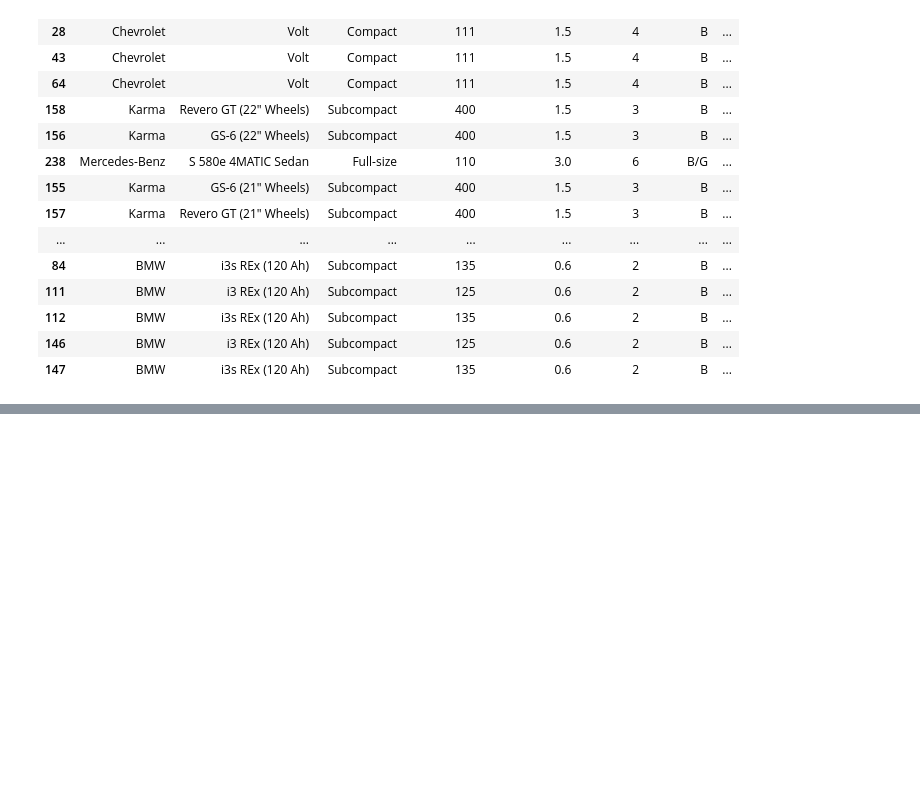
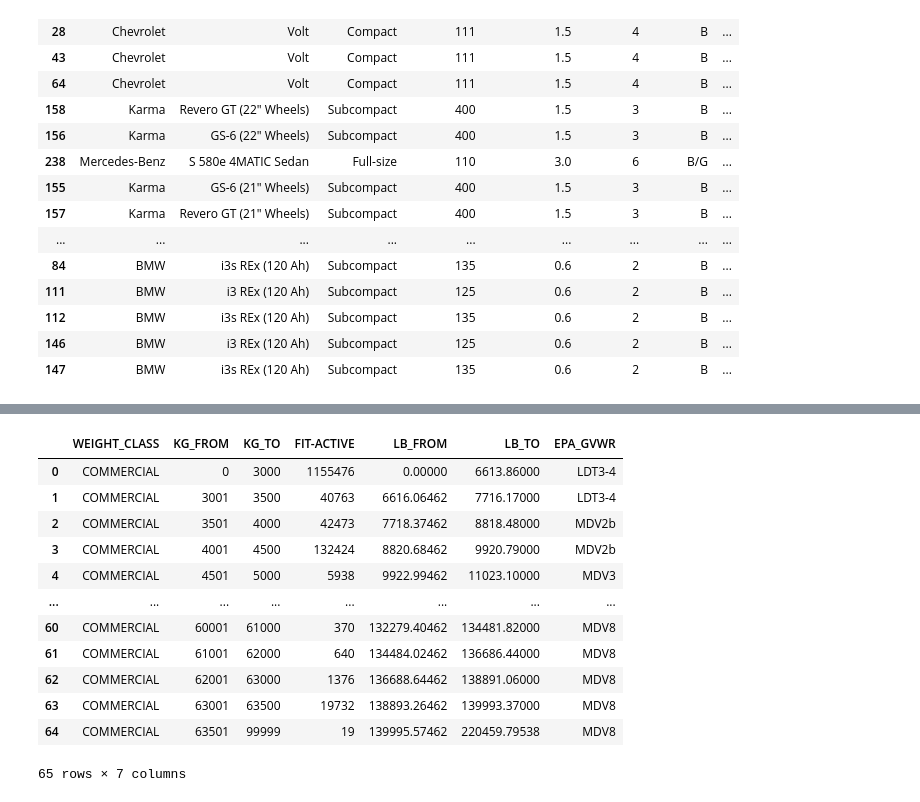
Before and after one commit to CANOE-main/canoe-transportation, a Jupyter notebook: transportation/fuel_consumption_ratings/Fuel_consumption_ratings.ipynb, the cells around one changed output, grey strips where cells are left out. Drawn from its saved outputs; the diff is of its cells as text; code cells hidden in the pictures; blank space fills up the shorter version.

```diff
--- a/transportation/fuel_consumption_ratings/Fuel_consumption_ratings.ipynb
+++ b/transportation/fuel_consumption_ratings/Fuel_consumption_ratings.ipynb
@@ -626,0 +622,6 @@ fuel_ratings_2009_grouped.to_clipboard()
+# %%
+on_comm_2020 = on_2020_r4[on_2020_r4.WEIGHT_CLASS == 'COMMERCIAL'][['WEIGHT_CLASS', 'KG_FROM', 'KG_TO',	'FIT-ACTIVE']]
+on_comm_2020['LB_FROM'] = on_comm_2020.KG_FROM * 2.20462
+on_comm_2020['LB_TO'] = on_comm_2020.KG_TO * 2.20462
+
+on_comm_2020
@@ -626,0 +642,30 @@ fuel_ratings_2009_grouped.to_clipboard()
+# %%
+bins = [-float('inf'), 6000, 8500, 10000, 14000, 16000, 19500, 26000, 33000, float('inf')]
+labels = [
+    'LDT1-2',
+    'LDT3-4',
+    'MDV2b',
+    'MDV3',
+    'MDV4',
+    'MDV5',
+    'MDV6',
+    'MDV7',
+    'MDV8'
+]
+
+on_comm_2020['EPA_GVWR'] = pd.cut(on_comm_2020['LB_TO'], bins=bins, labels=labels)
+on_comm_2020
+# %% [output]
+|  | WEIGHT_CLASS | KG_FROM | KG_TO | FIT-ACTIVE | LB_FROM | LB_TO | EPA_GVWR |
+| 0 | COMMERCIAL | 0 | 3000 | 1155476 | 0.00000 | 6613.86000 | LDT3-4 |
+| 1 | COMMERCIAL | 3001 | 3500 | 40763 | 6616.06462 | 7716.17000 | LDT3-4 |
+| 2 | COMMERCIAL | 3501 | 4000 | 42473 | 7718.37462 | 8818.48000 | MDV2b |
+| 3 | COMMERCIAL | 4001 | 4500 | 132424 | 8820.68462 | 9920.79000 | MDV2b |
+| 4 | COMMERCIAL | 4501 | 5000 | 5938 | 9922.99462 | 11023.10000 | MDV3 |
+| ... | ... | ... | ... | ... | ... | ... | ... |
+| 60 | COMMERCIAL | 60001 | 61000 | 370 | 132279.40462 | 134481.82000 | MDV8 |
+| 61 | COMMERCIAL | 61001 | 62000 | 640 | 134484.02462 | 136686.44000 | MDV8 |
+| 62 | COMMERCIAL | 62001 | 63000 | 1376 | 136688.64462 | 138891.06000 | MDV8 |
+| 63 | COMMERCIAL | 63001 | 63500 | 19732 | 138893.26462 | 139993.37000 | MDV8 |
+| 64 | COMMERCIAL | 63501 | 99999 | 19 | 139995.57462 | 220459.79538 | MDV8 |
+65 rows × 7 columns
```
Also changed, not shown: parts of 36 cells of this notebook, 29 other files.
